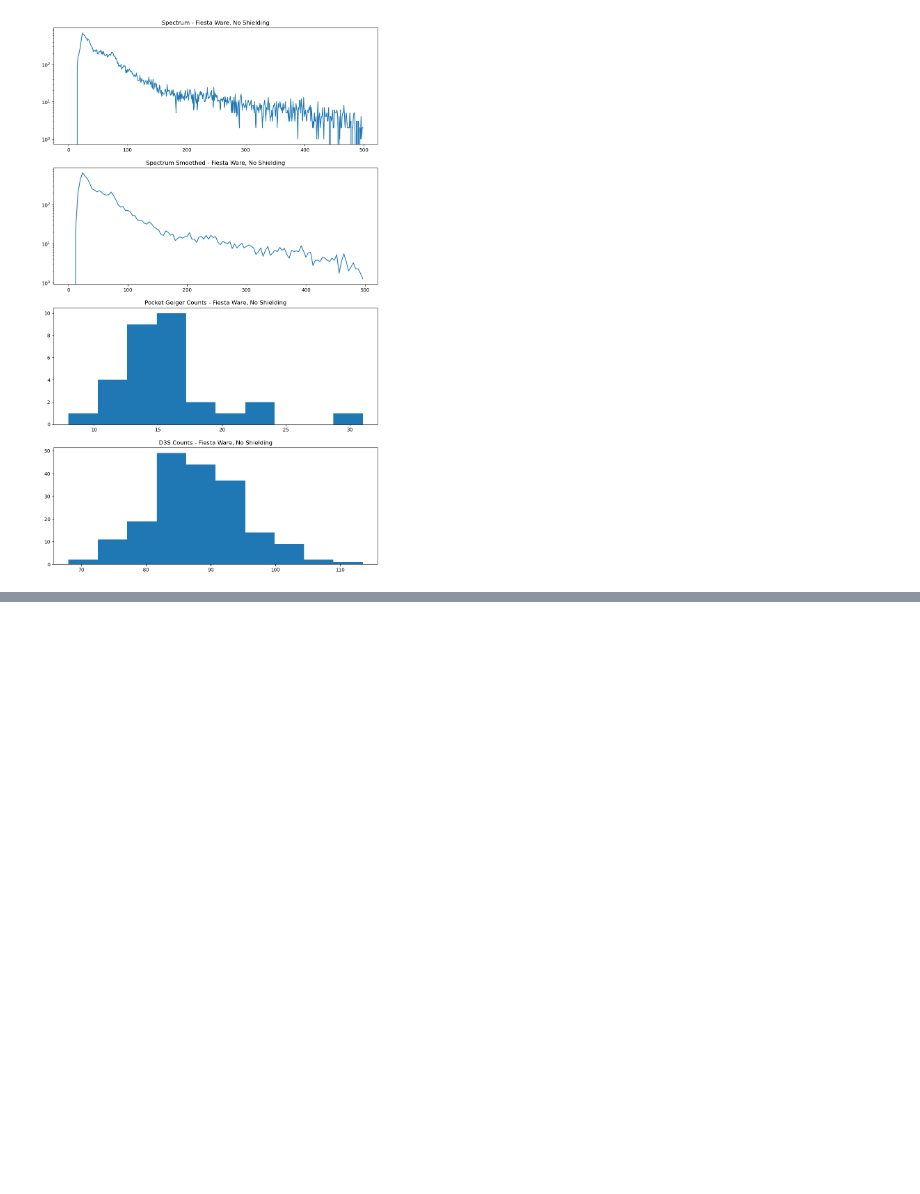
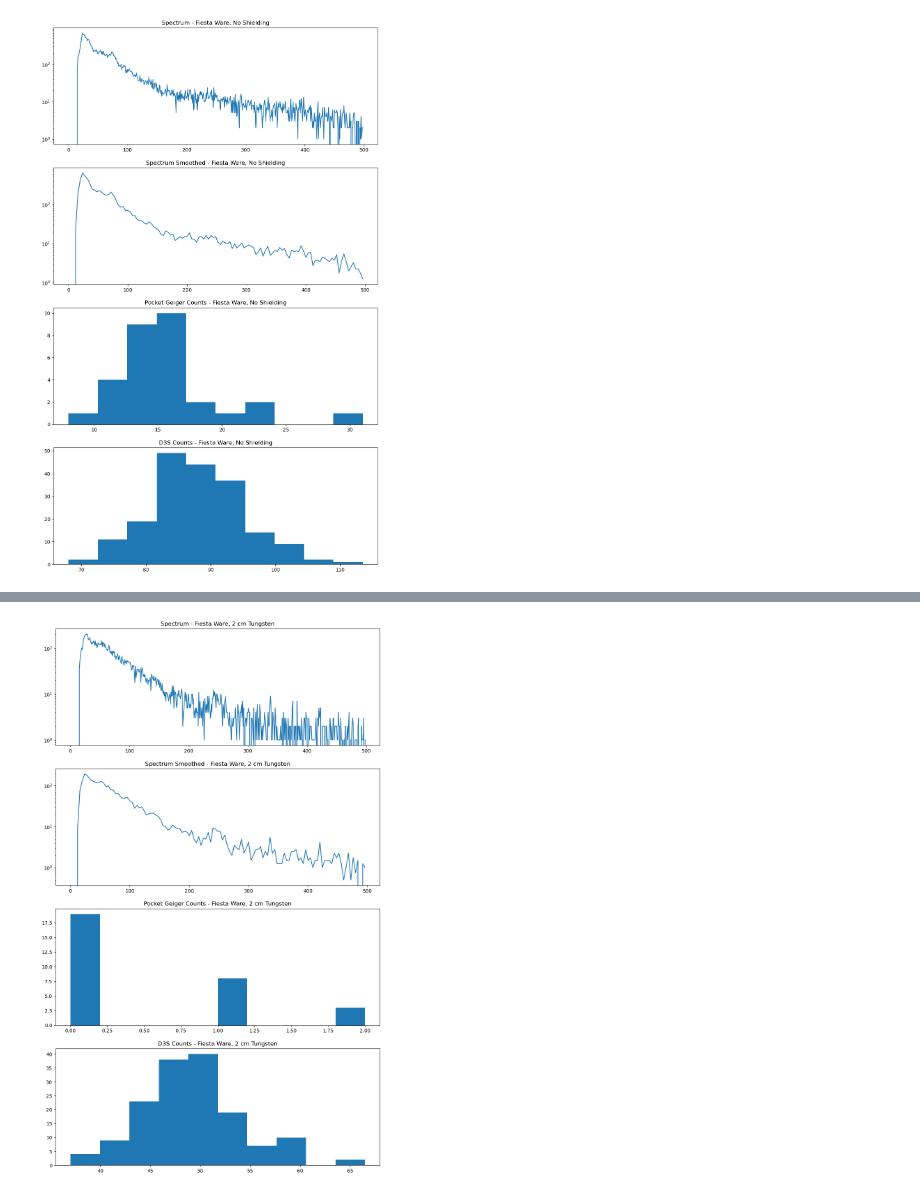
Before and after one commit to Kaiel0904/E11_KyleLink, a Jupyter notebook: E11 Final Graphing.ipynb, the cells around one changed output, grey strips where cells are left out. Drawn from its saved outputs; the diff is of its cells as text; code cells hidden in the pictures; blank space fills up the shorter version.

```diff
--- a/E11 Final Graphing.ipynb
+++ b/E11 Final Graphing.ipynb
@@ -75,0 +92,5 @@ Text(0.5, 1.0, 'D3S Counts - Fiesta Ware, No Shielding')
+# %%
+fig5, ax5 = plt.subplots(figsize=(12,20),nrows=4)
+graph_quick(fig5, ax5, FW_W2_spectrum, FW_W2_geiger, FW_W2_D3Scount, 'Fiesta Ware, 2 cm Tungsten')
+# %% [output]
+[figure, added]
```
Also changed, not shown: parts of 8 cells of this notebook.
